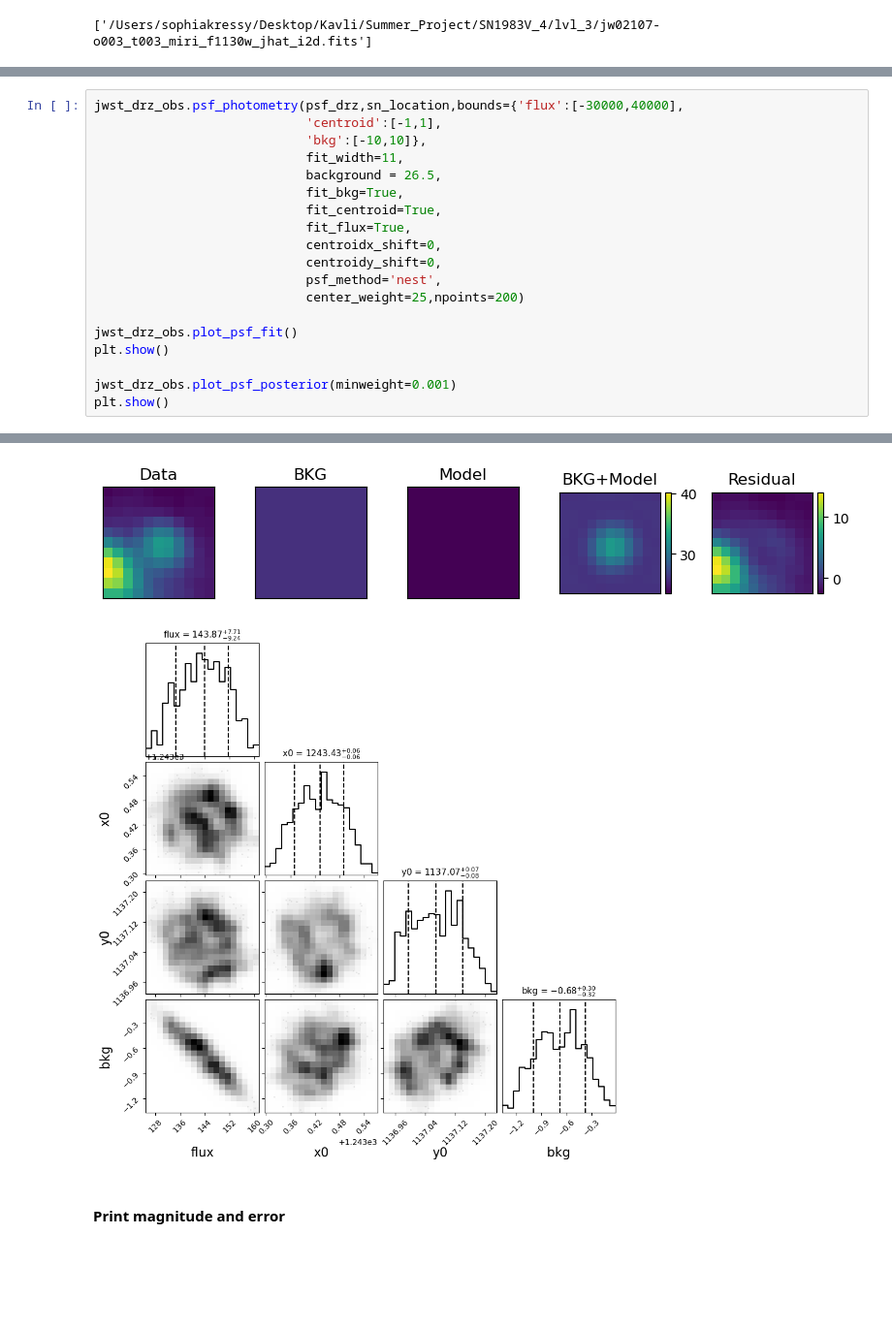
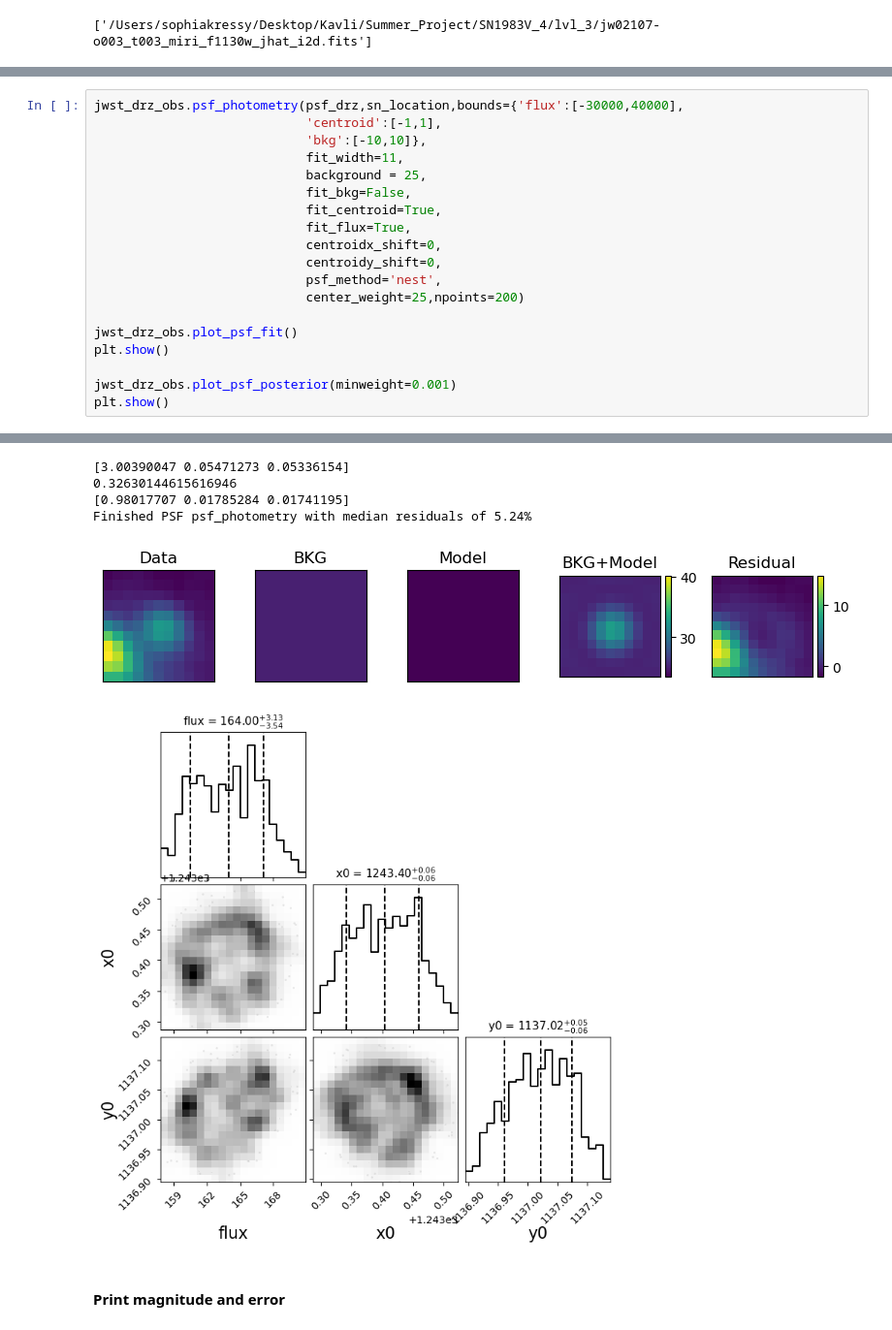
Before and after one commit to skressy/sn_dust, a Jupyter notebook: photometry/83V_JWST_phot.ipynb, the cells around one changed output, grey strips where cells are left out. Shown at 97% size. Cells and saved outputs as stored; diff of their text form; blank space fills up the shorter version.

```diff
--- a/photometry/83V_JWST_phot.ipynb
+++ b/photometry/83V_JWST_phot.ipynb
@@ -538,8 +561,8 @@ jwst_drz_obs.psf_photometry(psf_drz,sn_location,bounds={'flux':[-30000,40000],
                             'centroid':[-1,1],
                             'bkg':[-10,10]},
                             fit_width=11,
-                            background = 26.5,
-                            fit_bkg=True,
+                            background = 25,
+                            fit_bkg=False,
                             fit_centroid=True,
                             fit_flux=True,
                             centroidx_shift=0,
@@ -560,5 +580,9 @@ Finished PSF psf_photometry with median residuals of 2.75%
+[3.00390047 0.05471273 0.05336154]
+0.32630144615616946
+[0.98017707 0.01785284 0.01741195]
+Finished PSF psf_photometry with median residuals of 5.24%
-[figure, old version]
+[figure, new version]
-[figure, old version]
+[figure, new version]
 # %% [markdown]
 #### Print magnitude and error
 # %%
```
Also changed, not shown: parts of 51 cells of this notebook, 1 other file.
